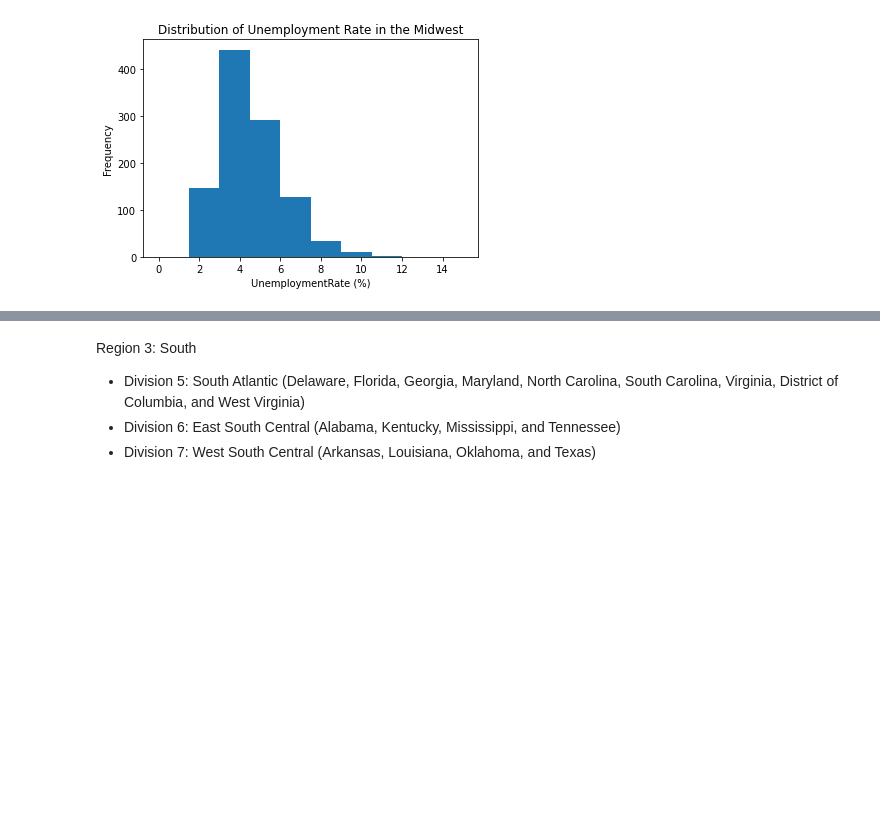
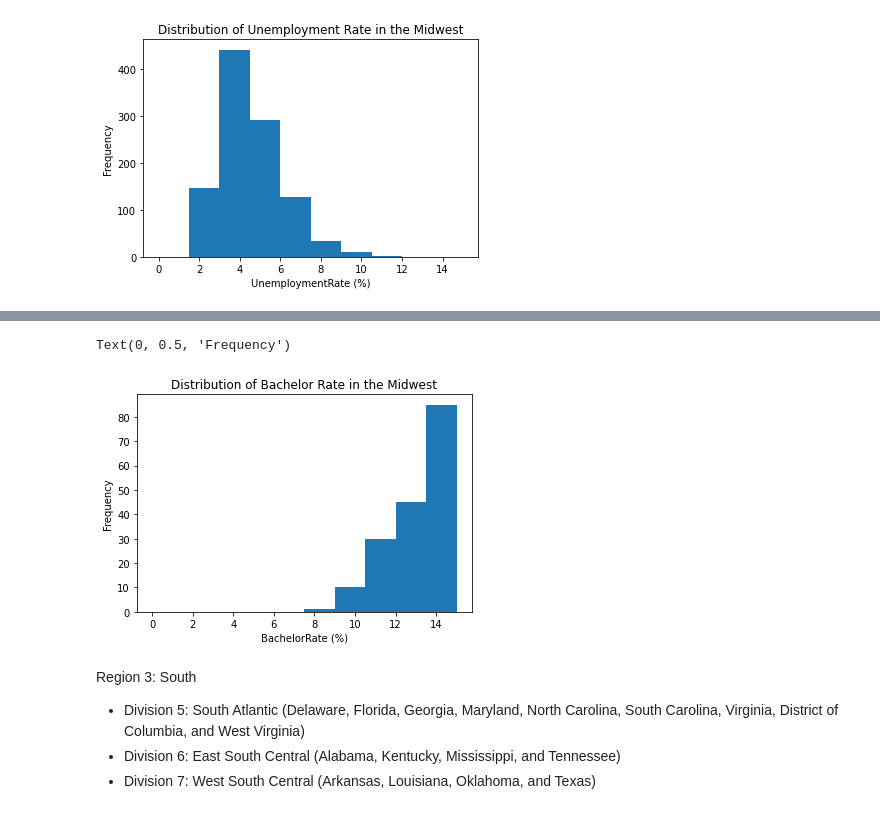
Before and after one commit to JiaJiunn/ORIE_4741_Project, a Jupyter notebook: analysis/histograms_zoe.ipynb, the cells around one changed output, grey strips where cells are left out. Saved outputs shown, nothing was run; the diff lists cells and outputs as text; code cells hidden in the pictures; blank space fills up the shorter version.

```diff
--- a/analysis/histograms_zoe.ipynb
+++ b/analysis/histograms_zoe.ipynb
@@ -106,3 +131,11 @@ Text(0, 0.5, 'Frequency')
+# %%
+plt.title('Distribution of Bachelor Rate in the Midwest')
+plt.hist(midwest["BachelorRate"], range=[0,15])
+plt.xlabel("BachelorRate (%)")
+plt.ylabel('Frequency')
+# %% [output]
+Text(0, 0.5, 'Frequency')
+[figure, added]
 # %% [markdown]
 Region 3: South
 - Division 5: South Atlantic (Delaware, Florida, Georgia, Maryland, North Carolina, South Carolina, Virginia, District of Columbia, and West Virginia)
```
Also changed, not shown: parts of 19 cells of this notebook.
